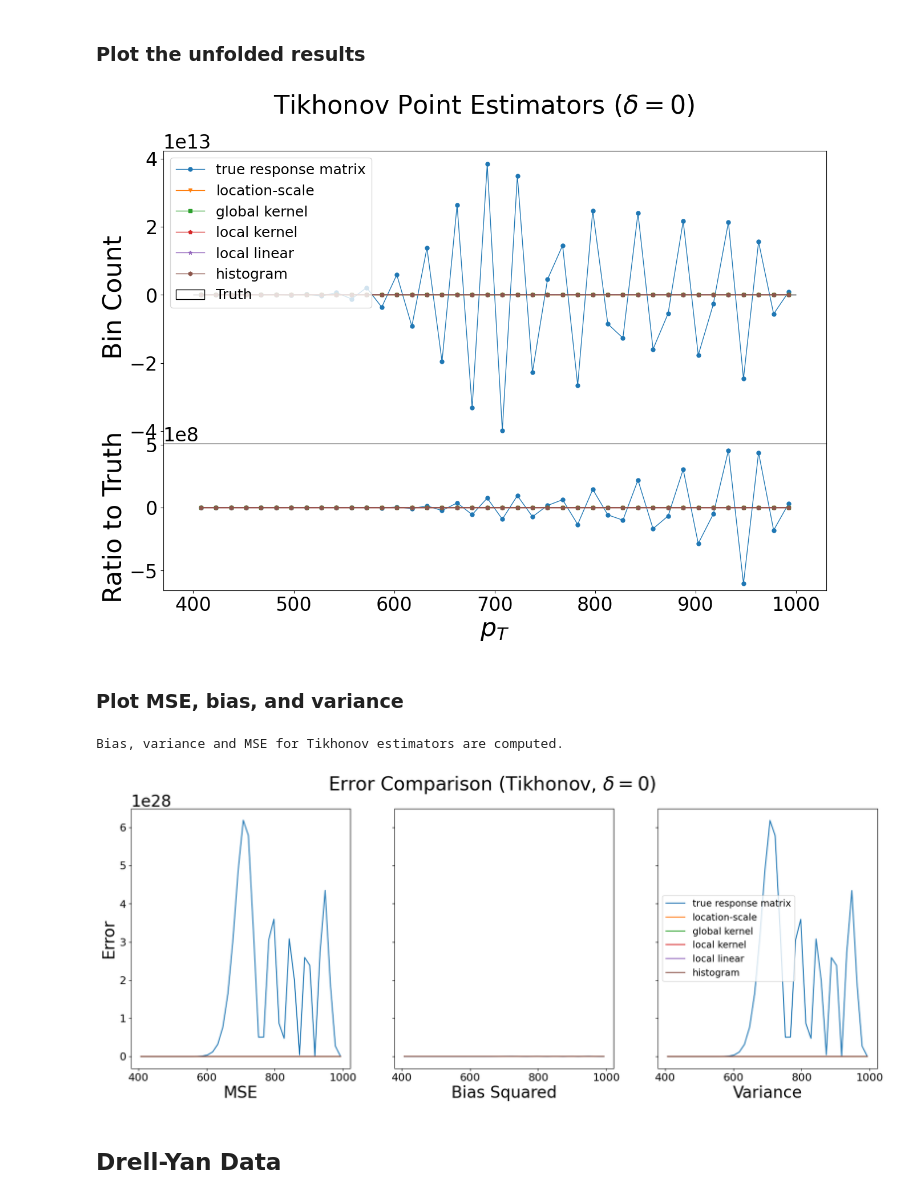
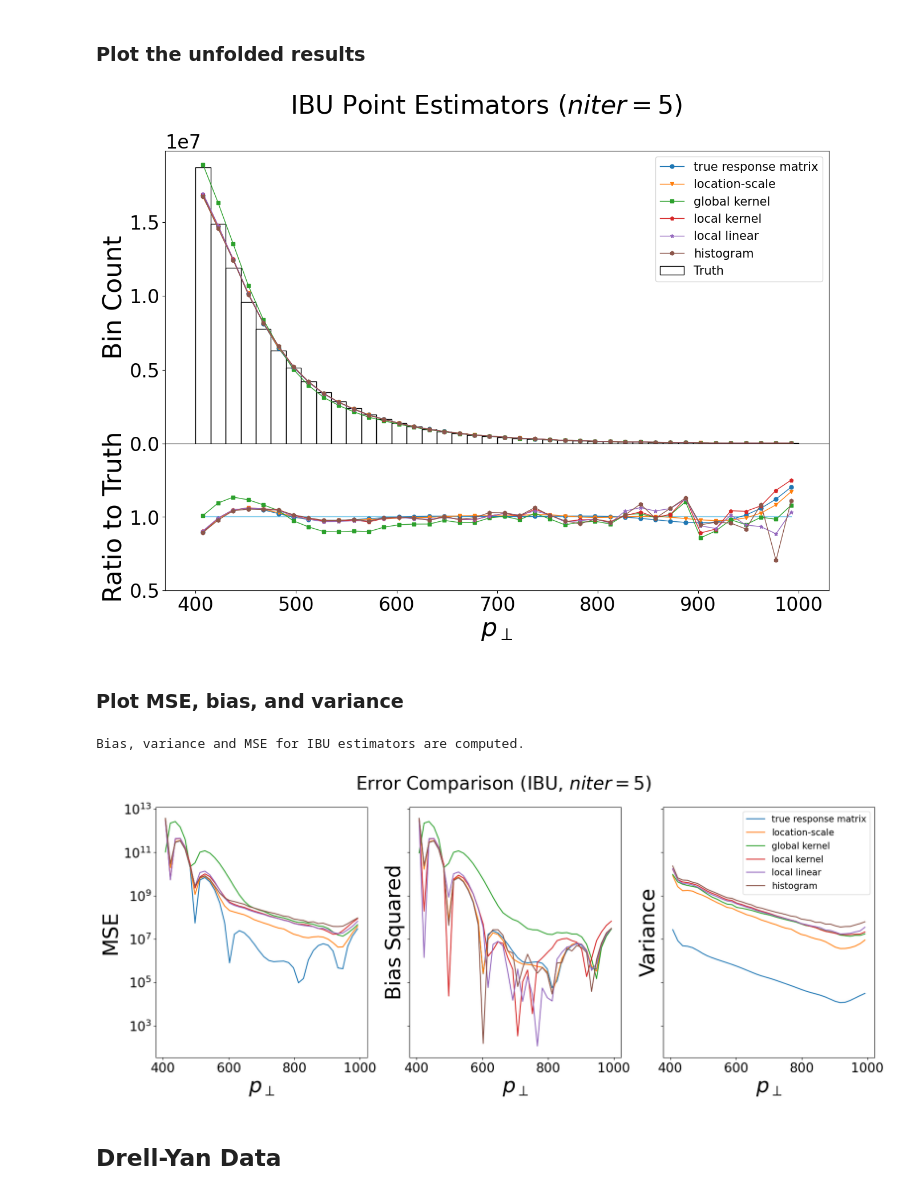
Before and after one commit to richardzhs/unfolding_response_matrix_estimation, a Jupyter notebook: demo.ipynb, the cells around one changed output. Saved outputs shown, nothing was run; the diff lists cells and outputs as text; code cells hidden in the pictures.

```diff
--- a/demo.ipynb
+++ b/demo.ipynb
@@ -286,14 +281,14 @@ vmax = max(m.max().max() for m in mae)
 for ax, m, title in zip(axes.flatten(), mae, methods):
     im = ax.imshow(m, extent=[400, 1000, 400, 1000], origin='lower', aspect='auto', cmap='Reds', vmin=vmin, vmax=vmax)
     ax.set_title(title, fontsize=18)
-    ax.set_xlabel("true pT", fontsize=16)
-    ax.set_ylabel("smeared pT", fontsize=16)
+    ax.set_xlabel(r"true $p_\perp$", fontsize=16)
+    ax.set_ylabel(r"smeared $p_\perp$", fontsize=16)
     ax.tick_params(axis='both', which='major', labelsize=16)
     cbar = plt.colorbar(im, ax=ax, **cbar_args)
     cbar.set_label("MAE", fontsize=12)
 axes[1,2].set_visible(False)
 
-plt.suptitle("MAE for Response Matrix Estimation (K=40x40, n=100000)", fontsize=24, y=1.02)
+plt.suptitle("MAE for Response Matrix Estimation (K=40x40, N=100,000)", fontsize=24, y=1.02)
 plt.tight_layout()
 plt.show()
 # %% [output]
@@ -305,6 +300,6 @@ Changing the regularization parameter (alpha) can produce different estimates ba
 # %%
 # regularization parameter for Tikhonov regression
-alpha = 0
+alpha = 1e-10
 
 Tikhonov_soln_stack = np.zeros(shape=(num_kernels+1,len(x_hist),len(y_hist)))
 for i in range(Tikhonov_soln_stack.shape[0]):
@@ -328,6 +323,6 @@ Changing the number of iterations (niter) can produce different estimates based
 # %%
 # number of iterations for IBU
-niter = 5000
+niter = 5
 
 IBU_soln_stack = np.zeros(shape=(num_kernels+1,len(x_hist),len(y_hist)))
 for i in range(IBU_soln_stack.shape[0]):
@@ -349,8 +349,9 @@ IBU solutions for kernel 6 is done.
 # %%
 # choose the solution to plot
 idx = 0
-type = "Tikhonov"
-#type = "IBU"
+type = "Tikhonov"  # "Tikhonov" or "IBU"
+if type not in ["Tikhonov", "IBU"]:
+    raise ValueError("Type must be either 'Tikhonov' or 'IBU'.")
 # choose whether to save the plot
 save_plot = True
 
@@ -373,20 +374,21 @@ legend = ["true response matrix", "location-scale", "global kernel", "local kern
 linestyles = ["-o","-v","-s","-p","-*","-h"]
 
 
-plot_soln(soln, x_hist, xbins, legend, linestyles, title=plot_title, legend_loc='upper left',
+plot_soln(soln, x_hist, xbins, legend, linestyles, title=plot_title, legend_loc='best',
           save_file=file_name)
 # %% [output]
-[figure, old version]
+[figure, new version]
 # %% [markdown]
 ### Plot MSE, bias, and variance
 # %%
 # select the solution to plot
-type = "Tikhonov"
-#type = "IBU"
+type = "Tikhonov"  # "Tikhonov" or "IBU"
 if type == "Tikhonov":
     soln_stack = Tikhonov_soln_stack
 elif type == "IBU":
     soln_stack = IBU_soln_stack
+else:
+    raise ValueError("Type must be either 'Tikhonov' or 'IBU'.")
 
 print("Bias, variance and MSE for", type, "estimators are computed.")
 
@@ -406,53 +408,54 @@ for i in range(mse.shape[0]):
     for k in range(M):
         mse[i,:] = mse[i,:] + 1/M * (x_hist-soln_stack[i,:,k])**2
 # %% [output]
-Bias, variance and MSE for Tikhonov estimators are computed.
+Bias, variance and MSE for IBU estimators are computed.
 # %%
 # set True if want to plot in log scale
-log = False
+log = True
 # if saving the plot, set save_plot to True
-save_plot = True
+save_plot = False
 
 plt_label = ["true response matrix", "location-scale", "global kernel", "local kernel",
              "local linear", "histogram"]
-labels_size = 24
+labels_size = 32
 
 
 f, axarr = plt.subplots(1,3, sharey=True, figsize=(20, 7))
 for i in range(mse.shape[0]):
     axarr[0].plot(xbins_mid,mse[i,:], label=plt_label[i])
     axarr[1].plot(xbins_mid,bias2[i,:], label=plt_label[i])
     axarr[2].plot(xbins_mid,variance[i,:], label=plt_label[i])
-axarr[0].set_xlabel("MSE",fontsize=labels_size)
-axarr[1].set_xlabel("Bias Squared",fontsize=labels_size)
-axarr[2].set_xlabel("Variance",fontsize=labels_size)
-axarr[0].set_ylabel("Error",fontsize=labels_size)
+axarr[0].set_ylabel("MSE",fontsize=labels_size)
+axarr[1].set_ylabel("Bias Squared",fontsize=labels_size)
+axarr[2].set_ylabel("Variance",fontsize=labels_size)
+axarr[0].set_xlabel(r"$p_\perp$",fontsize=labels_size)
+axarr[1].set_xlabel(r"$p_\perp$",fontsize=labels_size)
+axarr[2].set_xlabel(r"$p_\perp$",fontsize=labels_size)
 for ax in axarr:
-    ax.tick_params(axis='both', which='major', labelsize=16)
+    ax.tick_params(axis='both', which='major', labelsize=20)
 if log:
     plt.yscale("log")
-    axarr[0].set_ylabel("Error (log)",fontsize=labels_size)
     #plt.ylim(1,1e15)
 plt.legend(loc='best', fontsize=14)
 if type == "Tikhonov":
     f.suptitle(rf"Error Comparison ({type}, $\delta={alpha}$)", fontsize=28)
 elif type == "IBU":
     f.suptitle(rf"Error Comparison ({type}, $niter={niter}$)", fontsize=28)
 
 
 if save_plot:
     if type == "Tikhonov":
         file_name = rf'data/jet_pt/normal_kernel/results/mse_{type}_alpha={alpha}'
     elif type == "IBU":
         file_name = rf'data/jet_pt/normal_kernel/results/mse_{type}_niter={niter}'
     if log:
         file_name += "_log"
     file_name += ".png"
-    plt.savefig(file_name, facecolor='w', transparent=False)
+    plt.savefig(file_name, facecolor='w', bbox_inches='tight', transparent=False)
 
 plt.show()
 # %% [output]
-[figure, old version]
+[figure, new version]
 # %% [markdown]
 ## Drell-Yan Data
 # %%
```
Also changed, not shown: parts of 17 cells of this notebook.
